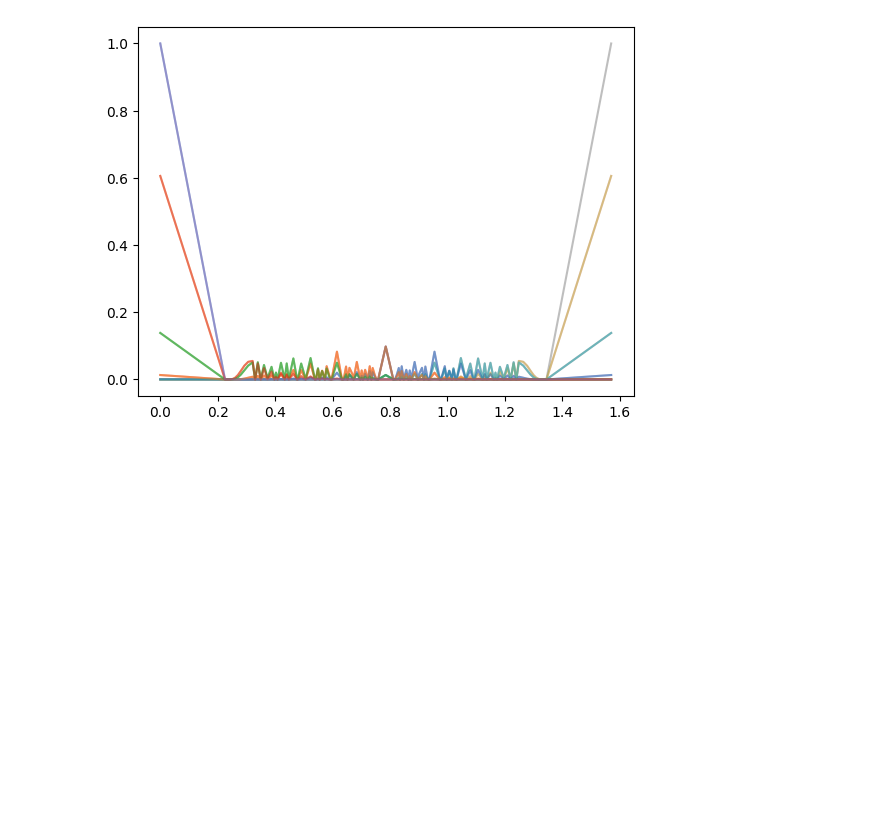
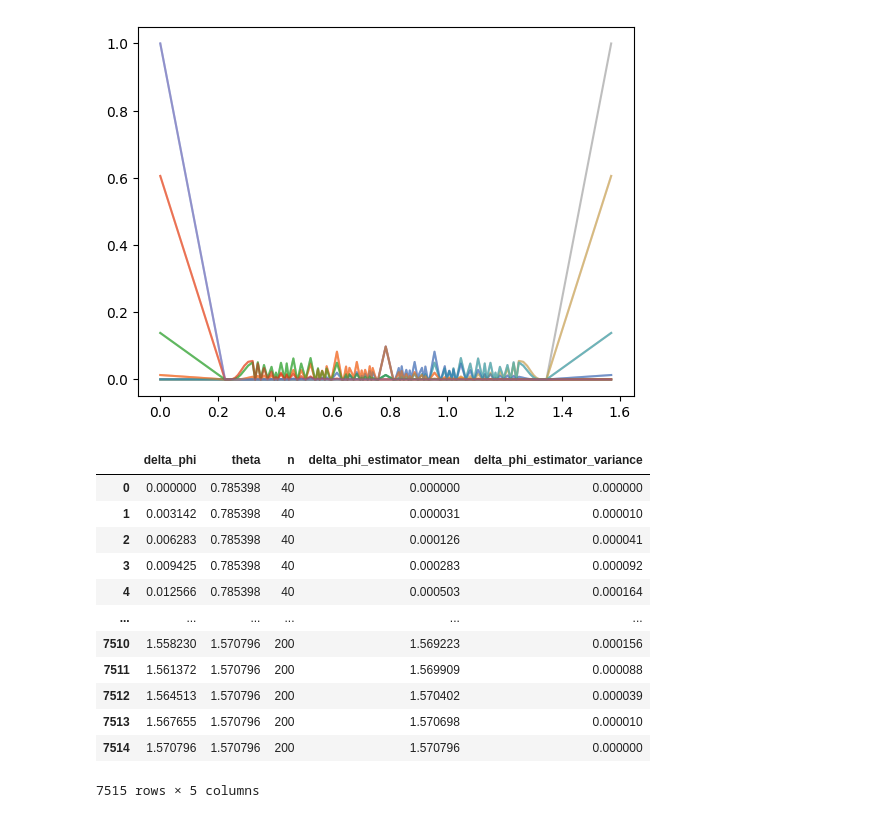
Before and after one commit to josephniblo/multi-parameter-estimation, a Jupyter notebook: theory/probability distributions.ipynb, the cells around one changed output. Saved outputs shown, nothing was run; the diff lists cells and outputs as text; code cells hidden in the pictures; blank space fills up the shorter version.

```diff
--- a/theory/probability distributions.ipynb
+++ b/theory/probability distributions.ipynb
@@ -178,0 +179,10 @@ plt.show()
+# %%
+df = pd.DataFrame({
+    "theta": np.tile(theta_range, len(n_range)),
+    "n": np.repeat(n_range, len(theta_range)),
+    "theta_estimator_mean": np.concatenate(means),
+    "theta_estimator_variance": np.concatenate(variances)
+})
+
+df.to_csv("theta_estimator_stats.csv", index=False)
+df
@@ -631,8 +655,8 @@ def calculate_multinom_delta_stats(theta, delta_samples, n):
     return theta, delta_range, means, variances
 # %%
 delta_samples = 501
-n_range = [40, 200]
-theta = 0.5 * np.pi
+n_range = [40, 80, 120, 160, 200]
+thetas = np.array([0.25,0.255, 0.5]) * np.pi
 
 delta_range = np.linspace(0, np.pi / 2, delta_samples)
 # %%
@@ -646,0 +672,35 @@ for n in n_range:
+# %%
+# df = pd.DataFrame({
+#     "delta_phi": np.tile(delta_range, len(n_range)),
+#     "theta": np.repeat([theta] * len(delta_range), len(n_range)),
+#     "n": np.repeat(n_range, len(delta_range)),
+#     "delta_phi_estimator_mean": np.concatenate(means),
+#     "delta_phi_estimator_variance": np.concatenate(variances)
+# })
+
+df = pd.DataFrame({
+    "delta_phi": np.tile(delta_range, len(thetas) * len(n_range)),
+    "theta": np.repeat(thetas, len(n_range) * len(delta_range)),
+    "n": np.tile(np.repeat(n_range, len(delta_range)), len(thetas)),
+    "delta_phi_estimator_mean": np.concatenate(means),
+    "delta_phi_estimator_variance": np.concatenate(variances)
+})
+
+
+
+df.to_csv("delta_phi_estimator_stats.csv", index=False)
+df
+# %% [output]
+|  | delta_phi | theta | n | delta_phi_estimator_mean | delta_phi_estimator_variance |
+| 0 | 0.000000 | 0.785398 | 40 | 0.000000 | 0.000000 |
+| 1 | 0.003142 | 0.785398 | 40 | 0.000031 | 0.000010 |
+| 2 | 0.006283 | 0.785398 | 40 | 0.000126 | 0.000041 |
+| 3 | 0.009425 | 0.785398 | 40 | 0.000283 | 0.000092 |
+| 4 | 0.012566 | 0.785398 | 40 | 0.000503 | 0.000164 |
+| ... | ... | ... | ... | ... | ... |
+| 7510 | 1.558230 | 1.570796 | 200 | 1.569223 | 0.000156 |
+| 7511 | 1.561372 | 1.570796 | 200 | 1.569909 | 0.000088 |
+| 7512 | 1.564513 | 1.570796 | 200 | 1.570402 | 0.000039 |
+| 7513 | 1.567655 | 1.570796 | 200 | 1.570698 | 0.000010 |
+| 7514 | 1.570796 | 1.570796 | 200 | 1.570796 | 0.000000 |
+7515 rows × 5 columns
```
Also changed, not shown: parts of 10 cells of this notebook, 9 other files.
